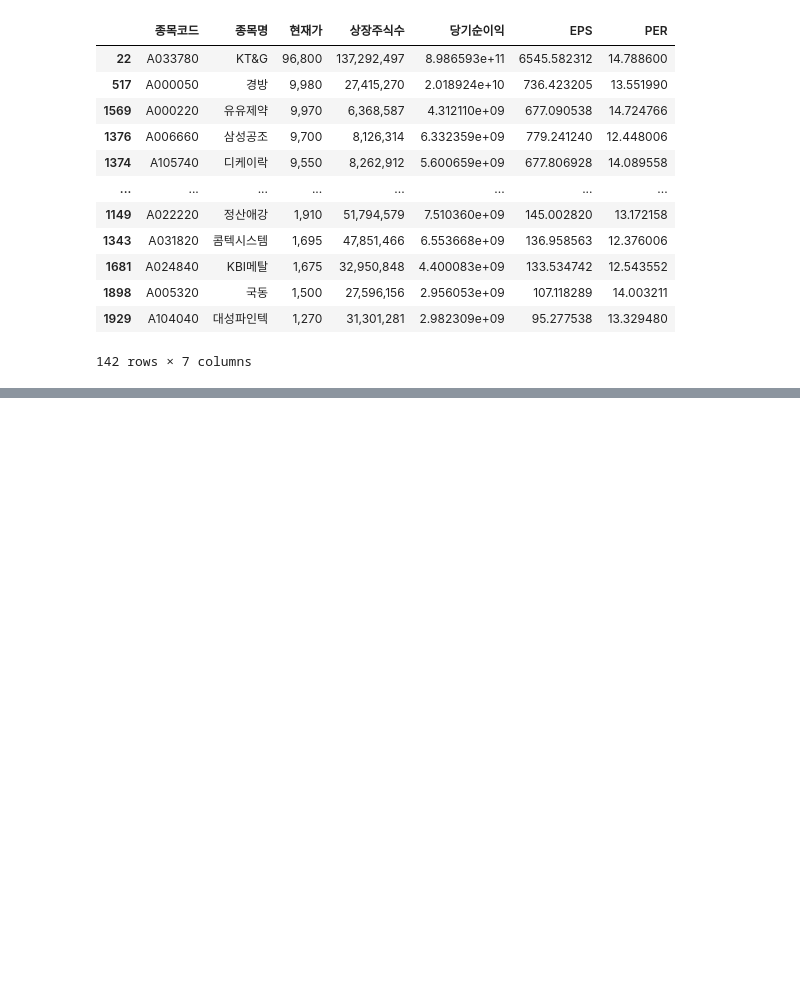
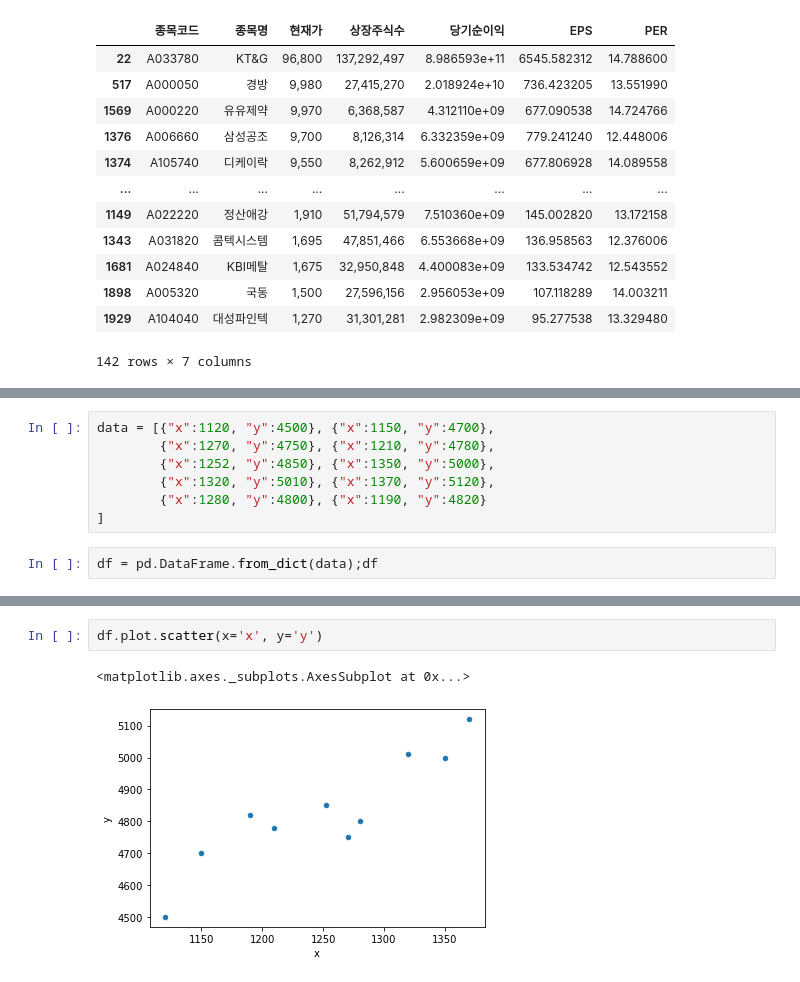
Before and after one commit to agulamin/stock-trading, a Jupyter notebook: notebooks/kym_test.ipynb, the cells around one changed output, grey strips where cells are left out. Drawn from its saved outputs; the diff is of its cells as text; blank space fills up the shorter version.

```diff
--- a/notebooks/kym_test.ipynb
+++ b/notebooks/kym_test.ipynb
@@ -356,0 +365,9 @@ corp_filter.sort_values(by=['현재가','PER','EPS',], ascending=False)
+# %%
+data = [{"x":1120, "y":4500}, {"x":1150, "y":4700},
+        {"x":1270, "y":4750}, {"x":1210, "y":4780},
+        {"x":1252, "y":4850}, {"x":1350, "y":5000},
+        {"x":1320, "y":5010}, {"x":1370, "y":5120},
+        {"x":1280, "y":4800}, {"x":1190, "y":4820}
+]
+# %%
+df = pd.DataFrame.from_dict(data);df
@@ -356,0 +386,5 @@ corp_filter.sort_values(by=['현재가','PER','EPS',], ascending=False)
+# %%
+df.plot.scatter(x='x', y='y')
+# %% [output]
+<matplotlib.axes._subplots.AxesSubplot at 0x...>
+[figure, added]
```
Also changed, not shown: parts of 20 cells of this notebook.
